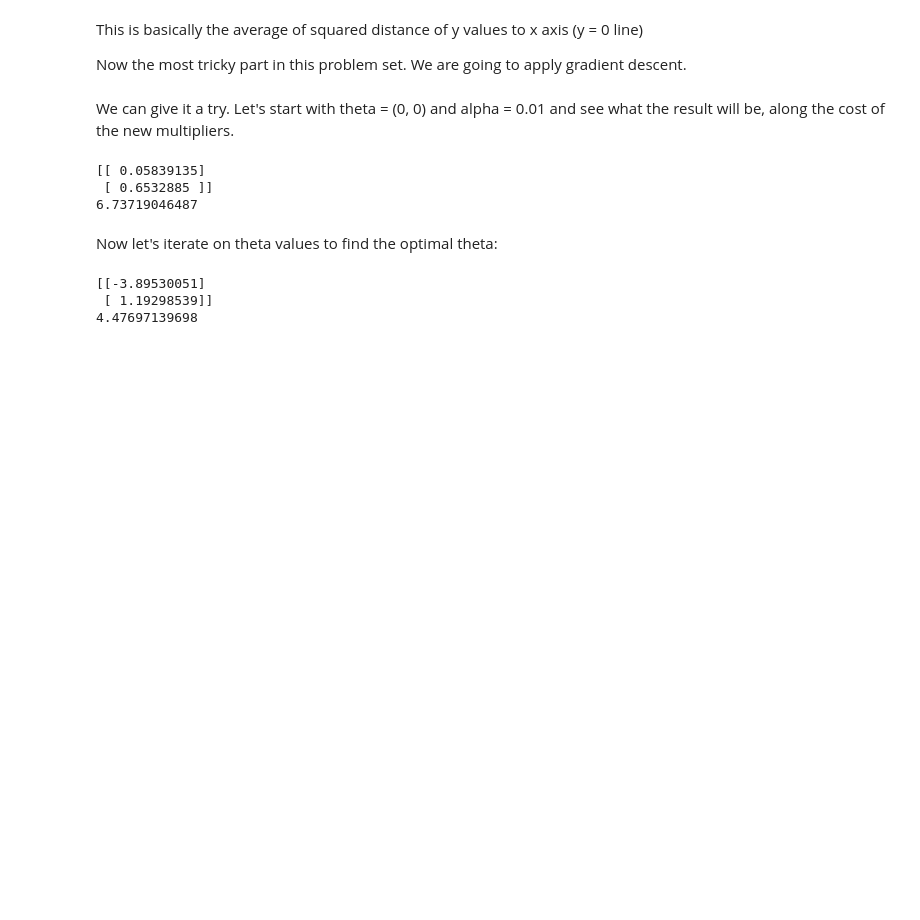
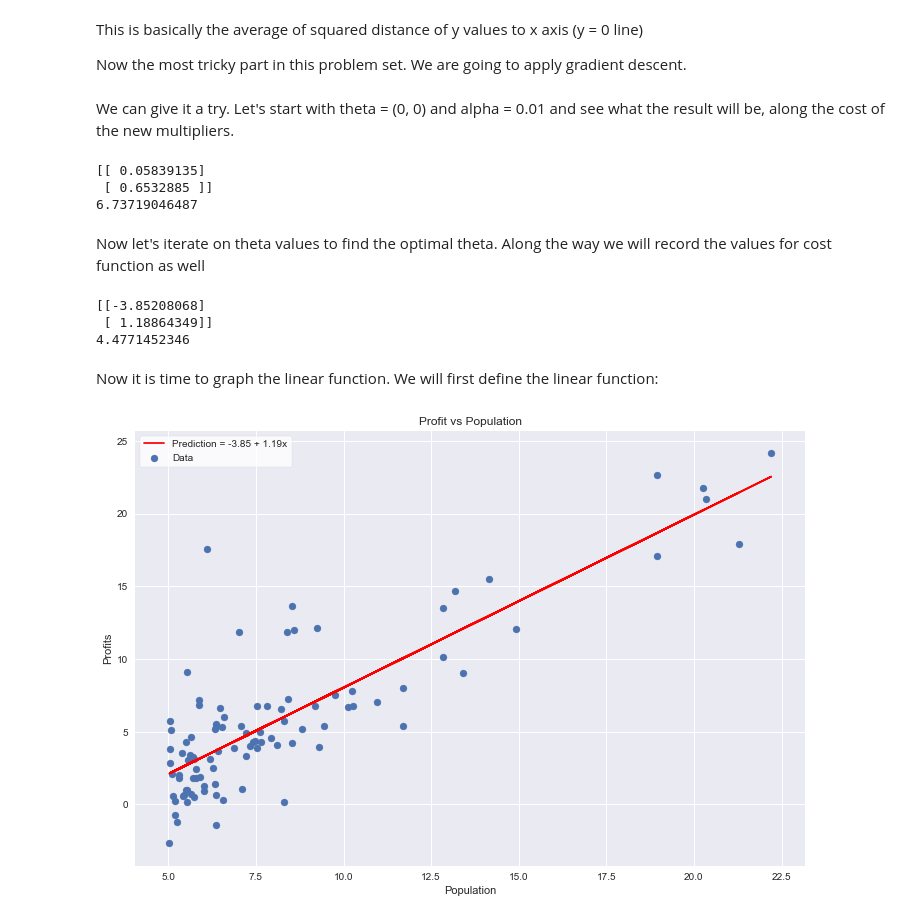
Before and after one commit to alperenevrin/MachineLearniNg, a Jupyter notebook: Ex 1/Linear Regression with One Variable.ipynb, the cells around one changed output. Cells and saved outputs as stored; diff of their text form; code cells hidden in the pictures; blank space fills up the shorter version.

```diff
--- a/Ex 1/Linear Regression with One Variable.ipynb
+++ b/Ex 1/Linear Regression with One Variable.ipynb
@@ -151,19 +151,44 @@ print(cost_function(X, y, gradient_descent(X, y, theta, alpha=0.01)))
  [ 0.6532885 ]]
 6.73719046487
 # %% [markdown]
-Now let's iterate on theta values to find the optimal theta:
+Now let's iterate on theta values to find the optimal theta. Along the way we will record the values for cost function as well
 # %%
-iterations = 5000
+iterations = 2500
 alpha = 0.01
 theta_1 = np.zeros(2).reshape(2,1)
-
+cost_values = np.empty(iterations)
+theta_values = np.empty((theta_1.shape[0], 1, iterations))
 
 for i in range(iterations):
+    cost_values[i] = cost_function(X, y, theta_1)
+    theta_values[:, :, i] = theta_1
     theta_1 = gradient_descent(X, y, theta_1, alpha)
 
 print(theta_1)
 print(cost_function(X, y, theta_1))
 # %% [output]
-[[-3.89530051]
- [ 1.19298539]]
-4.47697139698
+[[-3.85208068]
+ [ 1.18864349]]
+4.4771452346
+# %% [markdown]
+Now it is time to graph the linear function. We will first define the linear function:
+# %%
+def lin_fun(X, theta):
+    return np.dot(X, theta)
+
+fig, ax = plt.subplots(figsize=(12, 8))
+
+ax.plot(X[:, 1], lin_fun(X, theta_1), color = 'r',
+        label = 'Prediction = %0.2f + %0.2fx'%(theta_1[0],theta_1[1]))
+ax.scatter(X[:, 1], y, label = 'Data')
+ax.legend(frameon = True, facecolor = "white")
+#ax.set_xlabel('Population')
+#ax.set_ylabel('Profit')
+#ax.set_title('Profit vs Population');
+#all of the commented above can be completed through ax.set
+ax.set(xlabel = 'Population', ylabel = 'Profits',
+      title = 'Profit vs Population');
+#adding (xlim = (0, max(X[:, 1] + 2)), ylim = (-5, 25)) would set
+#limits on x and y axes. Default limits are more aesthetic.
+# %% [output]
+[figure, added]
```
Also changed, not shown: parts of 4 cells of this notebook, 1 other file.
